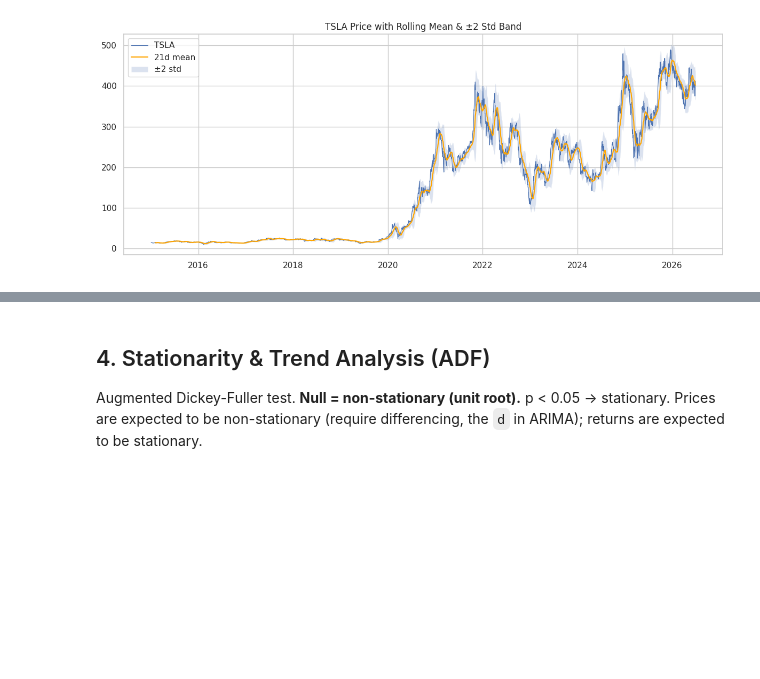
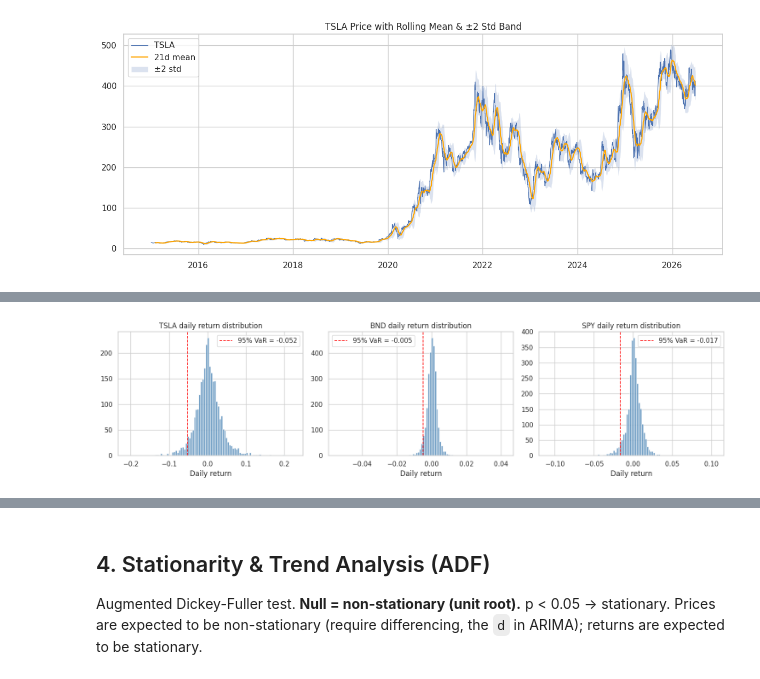
Before and after one commit to KalkidanAsfaw/portfolio-optimization, a Jupyter notebook: notebooks/01_eda_preprocessing.ipynb, the cells around one changed output, grey strips where cells are left out. Saved outputs shown, nothing was run; the diff lists cells and outputs as text; code cells hidden in the pictures; blank space fills up the shorter version.

```diff
--- a/notebooks/01_eda_preprocessing.ipynb
+++ b/notebooks/01_eda_preprocessing.ipynb
@@ -184,0 +203,12 @@ Top 5 extreme TSLA days:
+# %%
+fig, axes = plt.subplots(1, 3, figsize=(15, 4))
+for ax, col in zip(axes, returns.columns):
+    ax.hist(returns[col].dropna(), bins=100, color='steelblue', alpha=0.8)
+    var95 = eda.value_at_risk(returns[col])
+    ax.axvline(var95, color='red', ls='--', lw=1.2, label=f'95% VaR = {var95:.3f}')
+    ax.set_title(f'{col} daily return distribution')
+    ax.set_xlabel('Daily return'); ax.legend()
+fig.tight_layout(); fig.savefig(FIG_DIR / '11_return_distributions.png', dpi=120)
+plt.show()
+# %% [output]
+[figure, added]
```
Also changed, not shown: parts of 5 cells of this notebook, 14 other files.
